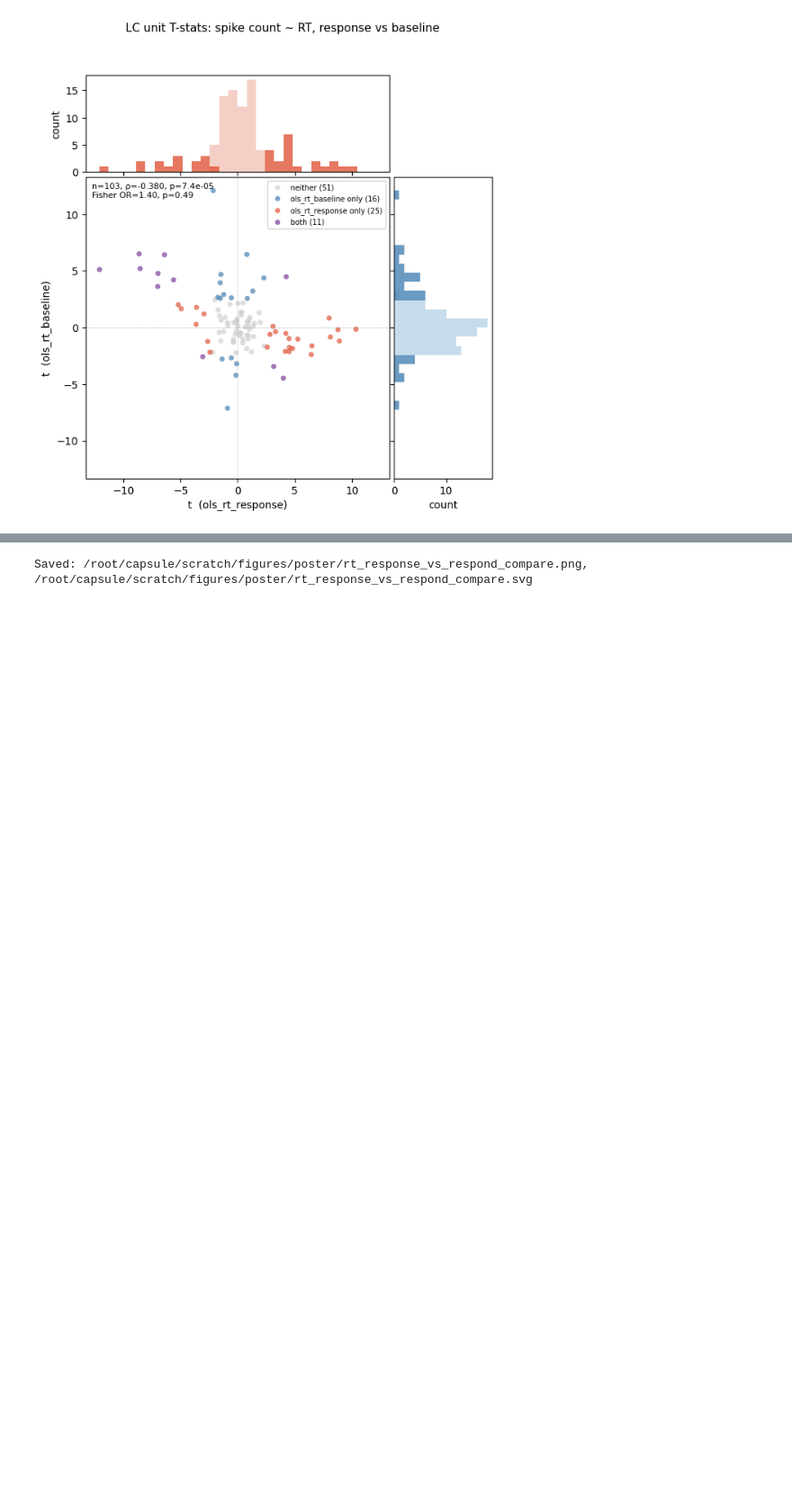
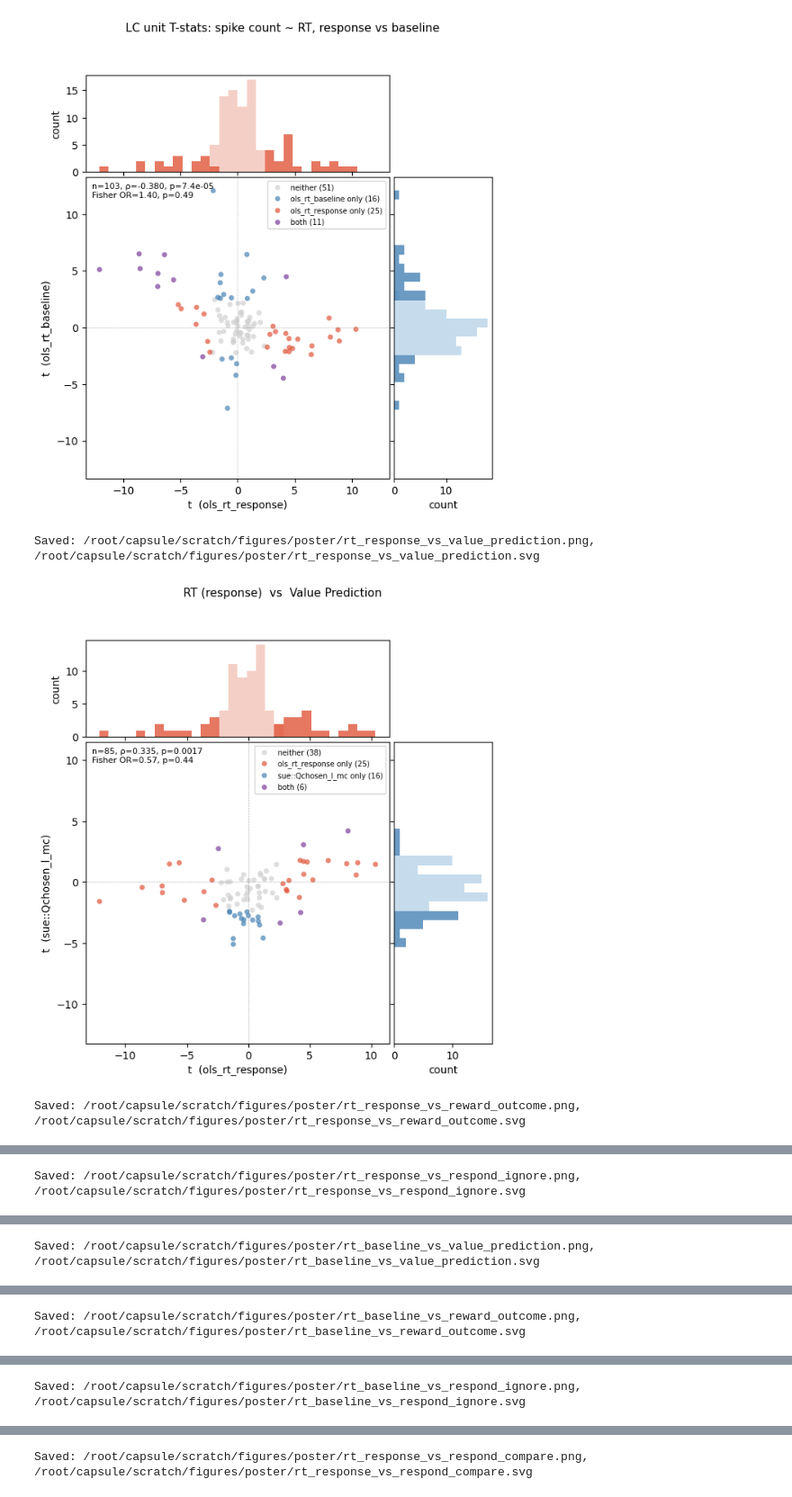
Before and after one commit to 1mattbecker/kinematics_analysis, a Jupyter notebook: code/rt_ols_registry_pipeline.ipynb, the cells around one changed output, grey strips where cells are left out. Shown at 90% size. Drawn from its saved outputs; the diff is of its cells as text; code cells hidden in the pictures; blank space fills up the shorter version.

```diff
--- a/code/rt_ols_registry_pipeline.ipynb
+++ b/code/rt_ols_registry_pipeline.ipynb
@@ -661,3 +683,35 @@ merged_rt_resp_bl = reg.compare(
 # %% [output]
 Saved: /root/capsule/scratch/figures/poster/rt_response_vs_baseline_compare.png, /root/capsule/scratch/figures/poster/rt_response_vs_baseline_compare.svg
 [figure]
+# %%
+FIG_DIR = "/root/capsule/scratch/figures/poster"
+
+nice = {
+    "ols_rt_response": "RT (response)",
+    "ols_rt_baseline": "RT (baseline)",
+    "sue::Qchosen_l_mc": "Value Prediction",
+    "sue::outcome_l_mc": "Reward Outcome",
+    "sue::baseline_hit_all": "Respond vs Ignore",
+    "sue::response_hit_all": "Respond vs Ignore",
+}
+
+comparisons = [
+    ("ols_rt_response", "sue::Qchosen_l_mc",      "rt_response_vs_value_prediction"),
+    ("ols_rt_response", "sue::outcome_l_mc",       "rt_response_vs_reward_outcome"),
+    ("ols_rt_response", "sue::response_hit_all",   "rt_response_vs_respond_ignore"),
+    ("ols_rt_baseline", "sue::Qchosen_l_mc",       "rt_baseline_vs_value_prediction"),
+    ("ols_rt_baseline", "sue::outcome_l_mc",       "rt_baseline_vs_reward_outcome"),
+    ("ols_rt_baseline", "sue::baseline_hit_all",   "rt_baseline_vs_respond_ignore"),
+]
+
+for rt_entry, sue_entry, fname in comparisons:
+    merged = reg.compare(
+        rt_entry,
+        sue_entry,
+        title=f"{nice[rt_entry]}  vs  {nice[sue_entry]}",
+        save_path=f"{FIG_DIR}/{fname}",
+    )
+# %% [output]
+Saved: /root/capsule/scratch/figures/poster/rt_response_vs_value_prediction.png, /root/capsule/scratch/figures/poster/rt_response_vs_value_prediction.svg
+[figure, added]
+Saved: /root/capsule/scratch/figures/poster/rt_response_vs_reward_outcome.png, /root/capsule/scratch/figures/poster/rt_response_vs_reward_outcome.svg
@@ -663,0 +719 @@ Saved: /root/capsule/scratch/figures/poster/rt_response_vs_baseline_compare.png,
+Saved: /root/capsule/scratch/figures/poster/rt_response_vs_respond_ignore.png, /root/capsule/scratch/figures/poster/rt_response_vs_respond_ignore.svg
@@ -663,0 +721 @@ Saved: /root/capsule/scratch/figures/poster/rt_response_vs_baseline_compare.png,
+Saved: /root/capsule/scratch/figures/poster/rt_baseline_vs_value_prediction.png, /root/capsule/scratch/figures/poster/rt_baseline_vs_value_prediction.svg
@@ -663,0 +723 @@ Saved: /root/capsule/scratch/figures/poster/rt_response_vs_baseline_compare.png,
+Saved: /root/capsule/scratch/figures/poster/rt_baseline_vs_reward_outcome.png, /root/capsule/scratch/figures/poster/rt_baseline_vs_reward_outcome.svg
@@ -663,0 +725 @@ Saved: /root/capsule/scratch/figures/poster/rt_response_vs_baseline_compare.png,
+Saved: /root/capsule/scratch/figures/poster/rt_baseline_vs_respond_ignore.png, /root/capsule/scratch/figures/poster/rt_baseline_vs_respond_ignore.svg
```
Also changed, not shown: parts of 8 cells of this notebook, 1 other file.
